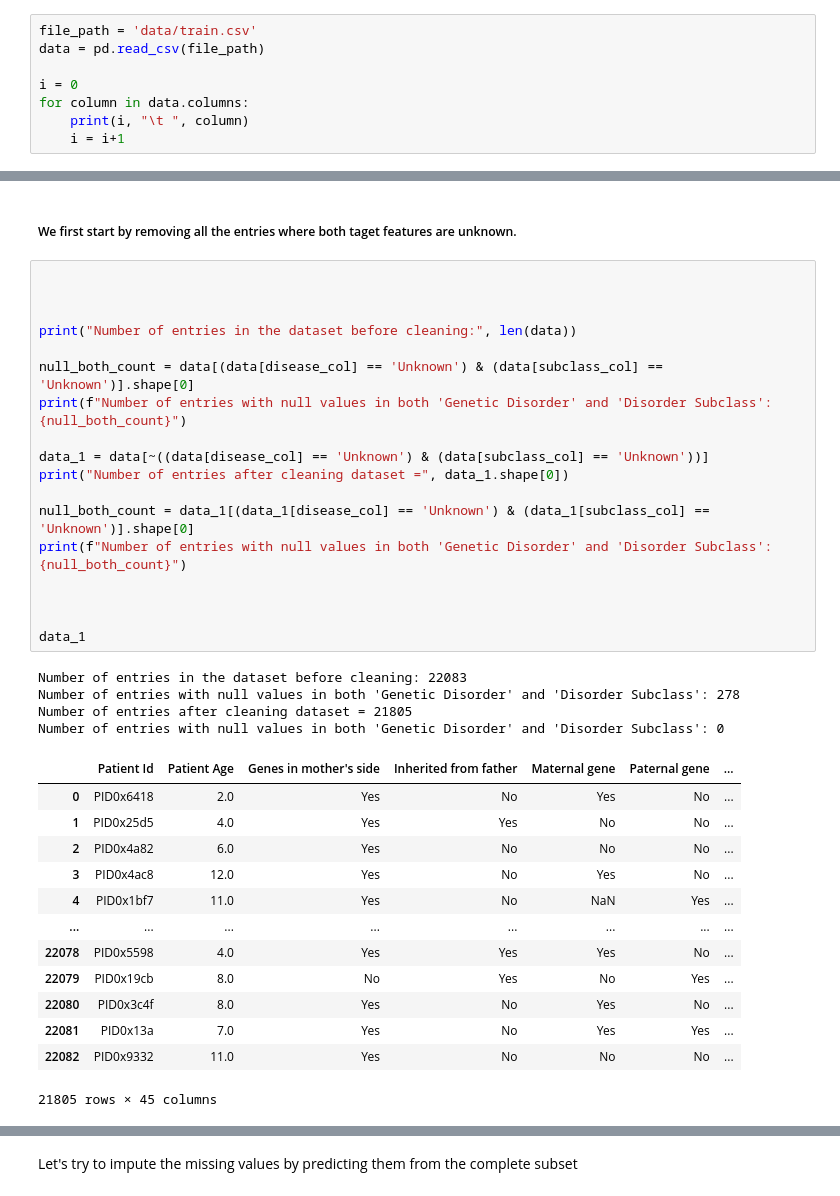
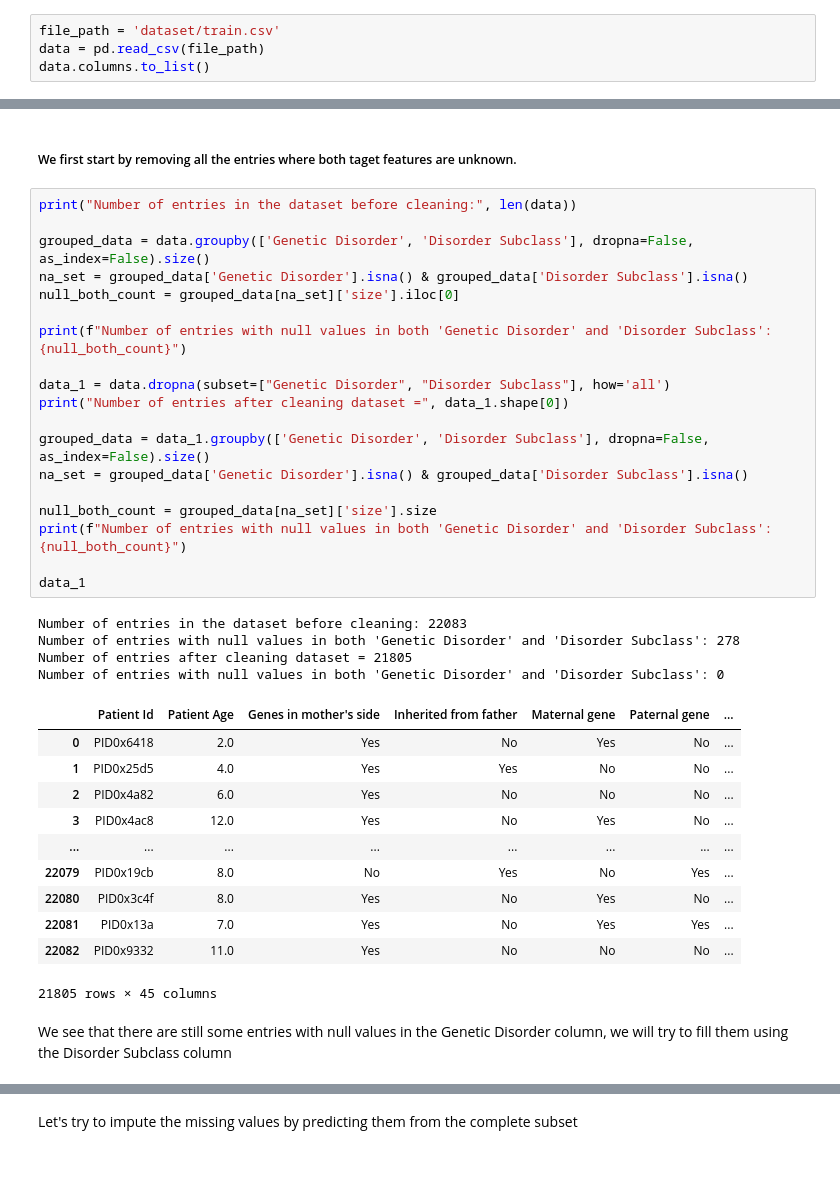
Before and after one commit to salmaloukili/ML, a Jupyter notebook: notebook.ipynb, the cells around one changed output, grey strips where cells are left out. Drawn from its saved outputs; the diff is of its cells as text; blank space fills up the shorter version.

```diff
--- a/notebook.ipynb
+++ b/notebook.ipynb
@@ -39,9 +80,5 @@ from sklearn.linear_model import LogisticRegression
 # %%
-file_path = 'data/train.csv'
+file_path = 'dataset/train.csv'
 data = pd.read_csv(file_path)
-
-i = 0
-for column in data.columns:
-    print(i, "\t ", column)
-    i = i+1
+data.columns.to_list()
 # %% [output]
@@ -129,38 +176,39 @@ plt.show()
 # %% [markdown]
 ##### We first start by removing all the entries where both taget features are unknown.
 # %%
-
-
-
 print("Number of entries in the dataset before cleaning:", len(data))
 
-null_both_count = data[(data[disease_col] == 'Unknown') & (data[subclass_col] == 'Unknown')].shape[0]
+grouped_data = data.groupby(['Genetic Disorder', 'Disorder Subclass'], dropna=False, as_index=False).size()
+na_set = grouped_data['Genetic Disorder'].isna() & grouped_data['Disorder Subclass'].isna()
+null_both_count = grouped_data[na_set]['size'].iloc[0]
+
 print(f"Number of entries with null values in both 'Genetic Disorder' and 'Disorder Subclass': {null_both_count}")
 
-data_1 = data[~((data[disease_col] == 'Unknown') & (data[subclass_col] == 'Unknown'))]
+data_1 = data.dropna(subset=["Genetic Disorder", "Disorder Subclass"], how='all')
 print("Number of entries after cleaning dataset =", data_1.shape[0])
 
-null_both_count = data_1[(data_1[disease_col] == 'Unknown') & (data_1[subclass_col] == 'Unknown')].shape[0]
+grouped_data = data_1.groupby(['Genetic Disorder', 'Disorder Subclass'], dropna=False, as_index=False).size()
+na_set = grouped_data['Genetic Disorder'].isna() & grouped_data['Disorder Subclass'].isna()
+
+null_both_count = grouped_data[na_set]['size'].size
 print(f"Number of entries with null values in both 'Genetic Disorder' and 'Disorder Subclass': {null_both_count}")
 
-
-
 data_1
 # %% [output]
 Number of entries in the dataset before cleaning: 22083
 Number of entries with null values in both 'Genetic Disorder' and 'Disorder Subclass': 278
 Number of entries after cleaning dataset = 21805
 Number of entries with null values in both 'Genetic Disorder' and 'Disorder Subclass': 0
 |  | Patient Id | Patient Age | Genes in mother's side | Inherited from father | Maternal gene | Paternal gene | ... |
 | 0 | PID0x6418 | 2.0 | Yes | No | Yes | No | ... |
 | 1 | PID0x25d5 | 4.0 | Yes | Yes | No | No | ... |
 | 2 | PID0x4a82 | 6.0 | Yes | No | No | No | ... |
 | 3 | PID0x4ac8 | 12.0 | Yes | No | Yes | No | ... |
-| 4 | PID0x1bf7 | 11.0 | Yes | No | NaN | Yes | ... |
 | ... | ... | ... | ... | ... | ... | ... | ... |
-| 22078 | PID0x5598 | 4.0 | Yes | Yes | Yes | No | ... |
 | 22079 | PID0x19cb | 8.0 | No | Yes | No | Yes | ... |
 | 22080 | PID0x3c4f | 8.0 | Yes | No | Yes | No | ... |
 | 22081 | PID0x13a | 7.0 | Yes | No | Yes | Yes | ... |
 | 22082 | PID0x9332 | 11.0 | Yes | No | No | No | ... |
 21805 rows × 45 columns
+# %% [markdown]
+We see that there are still some entries with null values in the Genetic Disorder column, we will try to fill them using the Disorder Subclass column
```
Also changed, not shown: parts of 31 cells of this notebook, 4 other files.
